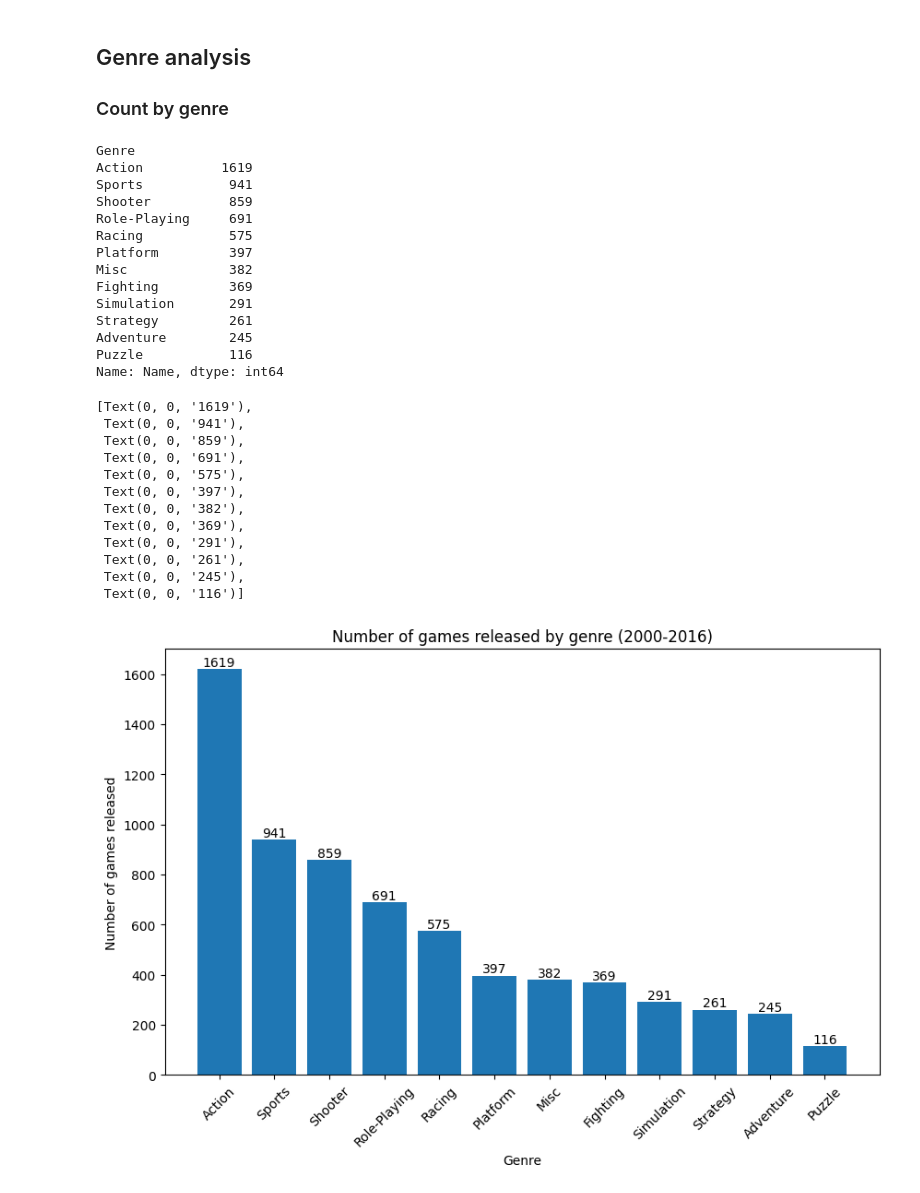
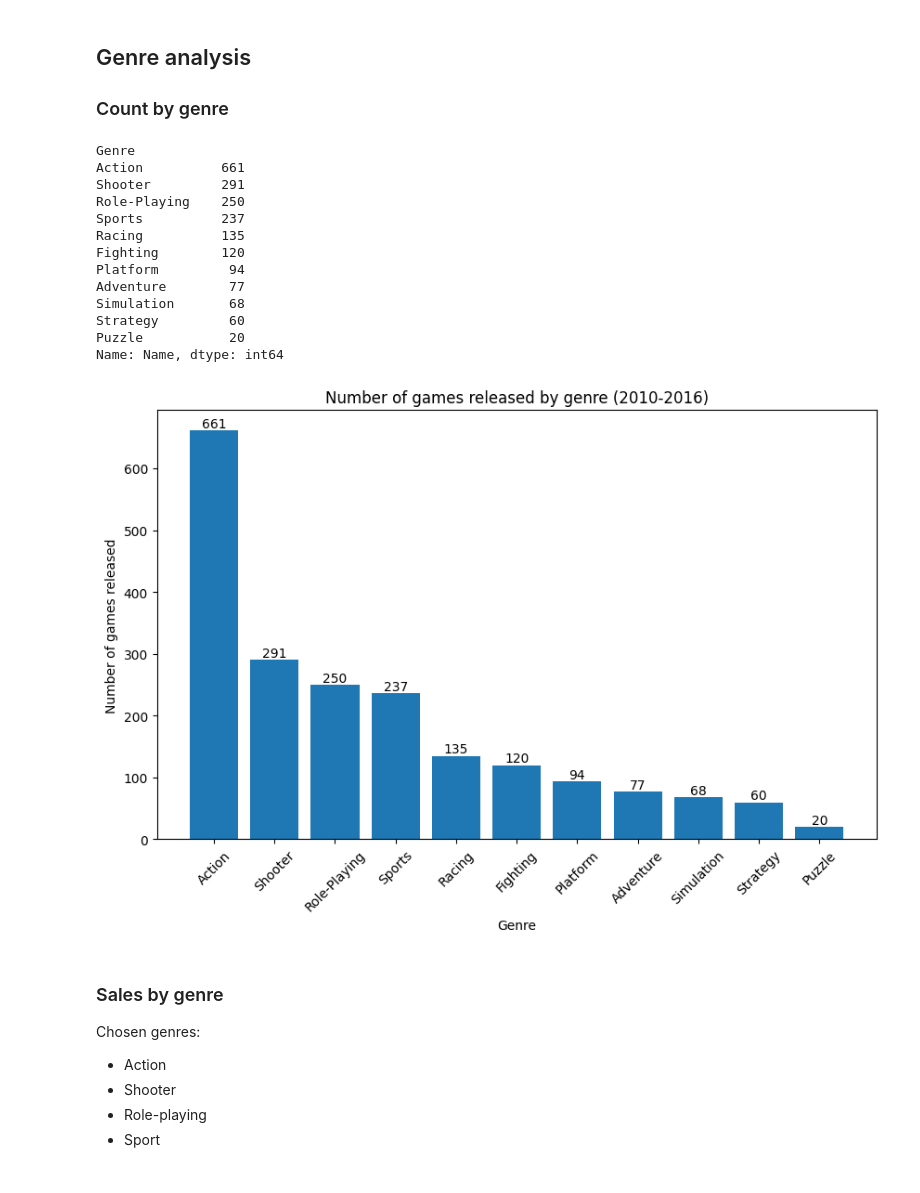
Before and after one commit to hansstanley/YongTauFoo, a Jupyter notebook: notebooks/sales_rush_kirubi.ipynb, the cells around one changed output. Saved outputs shown, nothing was run; the diff lists cells and outputs as text; code cells hidden in the pictures.

Commit message:
Add rush genre analysis

```diff
--- a/notebooks/sales_rush_kirubi.ipynb
+++ b/notebooks/sales_rush_kirubi.ipynb
@@ -69,9 +72,9 @@ Developer          6825
 Rating             6825
 dtype: int64
 # %%
-# filtering to the period of 2000 to 2016
+# filtering to the period of 2010 to 2016
 print(data_clean['Year_of_Release'].describe())
-data_clean = data_clean[data_clean['Year_of_Release'] >= 2000]
+data_clean = data_clean[data_clean['Year_of_Release'] >= 2010]
 data_clean.describe()
 # %% [output]
 count    6825.000000
@@ -98,41 +101,38 @@ Name: Year_of_Release, dtype: float64
 ### Count by genre
 # %%
 data_count_by_genre = data_clean.groupby('Genre')['Name'].count()
+data_count_by_genre = data_count_by_genre[data_count_by_genre.index != 'Misc']
 data_count_by_genre = data_count_by_genre.sort_values(ascending=False)
 data_count_by_genre
 # %% [output]
 Genre
-Action          1619
-Sports           941
-Shooter          859
-Role-Playing     691
-Racing           575
-Platform         397
-Misc             382
-Fighting         369
-Simulation       291
-Strategy         261
-Adventure        245
-Puzzle           116
+Action          661
+Shooter         291
+Role-Playing    250
+Sports          237
+Racing          135
+Fighting        120
+Platform         94
+Adventure        77
+Simulation       68
+Strategy         60
+Puzzle           20
 Name: Name, dtype: int64
 # %%
 fig, ax = plt.subplots(figsize=(10, 6))
 bar_container = ax.bar(data_count_by_genre.index, data_count_by_genre)
 ax.set(xlabel='Genre', ylabel='Number of games released')
-ax.set(title='Number of games released by genre (2000-2016)')
+ax.set(title=f'Number of games released by genre ({year_range})')
 ax.set_xticklabels(data_count_by_genre.index, rotation=45)
 ax.bar_label(bar_container)
+fig.show()
 # %% [output]
-[Text(0, 0, '1619'),
- Text(0, 0, '941'),
- Text(0, 0, '859'),
- Text(0, 0, '691'),
- Text(0, 0, '575'),
- Text(0, 0, '397'),
- Text(0, 0, '382'),
- Text(0, 0, '369'),
- Text(0, 0, '291'),
- Text(0, 0, '261'),
- Text(0, 0, '245'),
- Text(0, 0, '116')]
-[figure, old version]
+[figure, new version]
+# %% [markdown]
+### Sales by genre
+
+Chosen genres:
+* Action
+* Shooter
+* Role-playing
+* Sport
```
Also changed, not shown: parts of 5 cells of this notebook, 3 other files.
